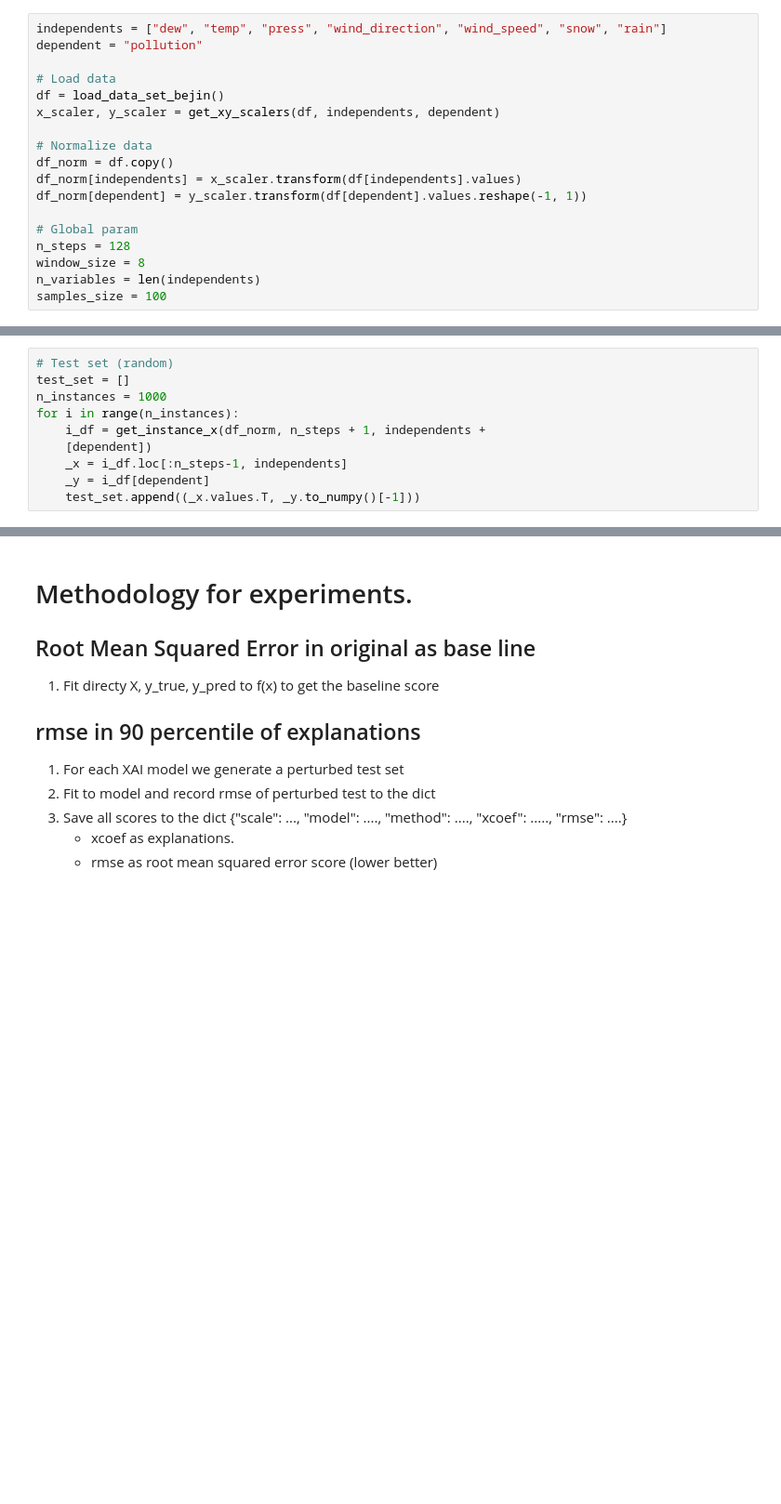
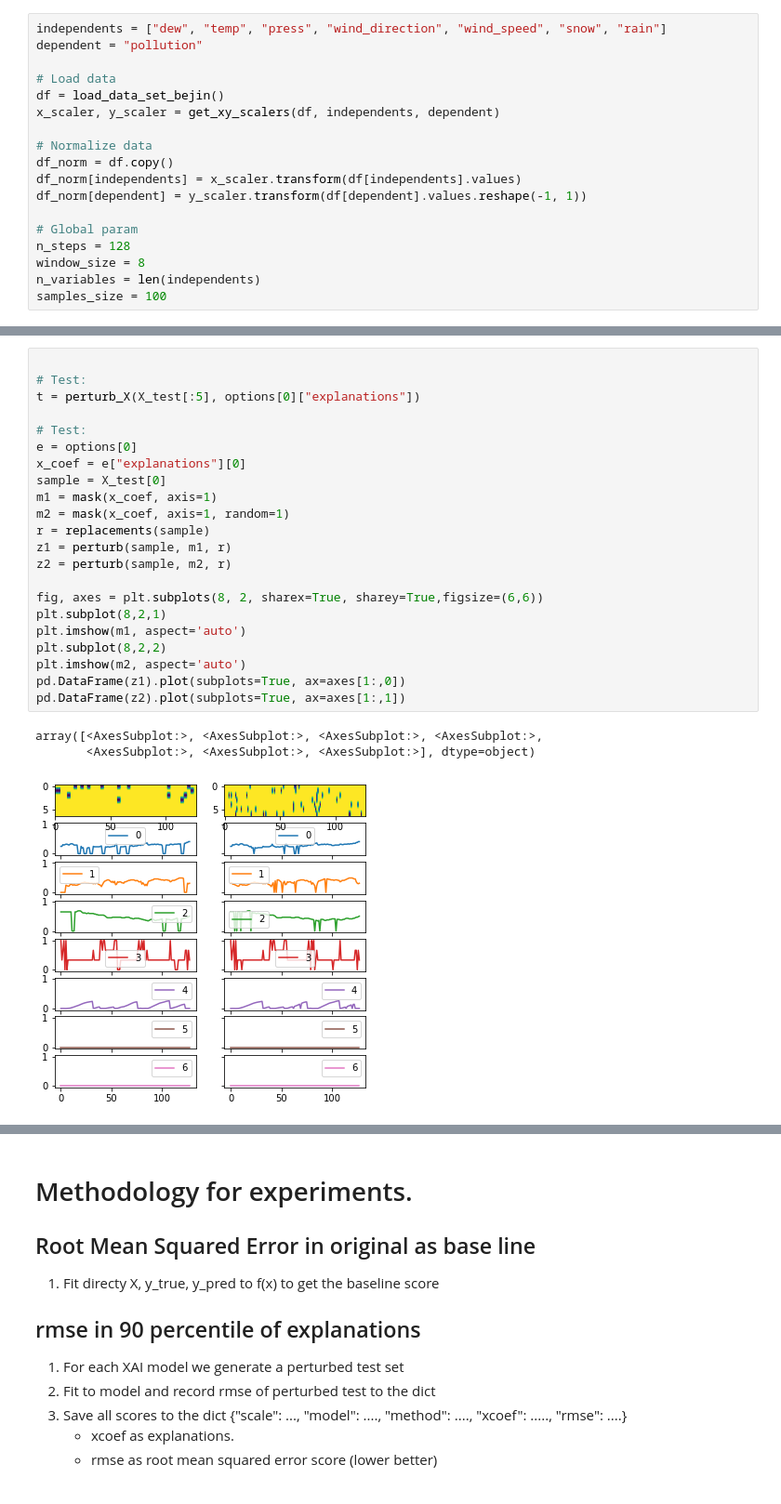
Before and after one commit to dungthuapps/tsx, a Jupyter notebook: notebooks/tsx-eval-qm.ipynb, the cells around one changed output, grey strips where cells are left out. Shown at 93% size. Drawn from its saved outputs; the diff is of its cells as text; blank space fills up the shorter version.

```diff
--- a/notebooks/tsx-eval-qm.ipynb
+++ b/notebooks/tsx-eval-qm.ipynb
@@ -53,13 +49,3 @@ samples_size = 100
-# %%
-# Test set (random)
-test_set = []
-n_instances = 1000
-for i in range(n_instances):
-    i_df = get_instance_x(df_norm, n_steps + 1, independents +
-    [dependent])
-    _x = i_df.loc[:n_steps-1, independents]
-    _y = i_df[dependent]
-    test_set.append((_x.values.T, _y.to_numpy()[-1]))
 # %% [markdown]
 # Load Explanations and Models from File
 
@@ -155,2 +159,28 @@ def perturb_X(X, x_coef, method="zeros", axis=1, percentile=90, random=False, **
 
     return Z
+# %%
+
+# Test:
+t = perturb_X(X_test[:5], options[0]["explanations"])
+
+# Test:
+e = options[0]
+x_coef = e["explanations"][0]
+sample = X_test[0]
+m1 = mask(x_coef, axis=1)
+m2 = mask(x_coef, axis=1, random=1)
+r = replacements(sample)
+z1 = perturb(sample, m1, r)
+z2 = perturb(sample, m2, r)
+
+fig, axes = plt.subplots(8, 2, sharex=True, sharey=True,figsize=(6,6))
+plt.subplot(8,2,1)
+plt.imshow(m1, aspect='auto')
+plt.subplot(8,2,2)
+plt.imshow(m2, aspect='auto')
+pd.DataFrame(z1).plot(subplots=True, ax=axes[1:,0])
+pd.DataFrame(z2).plot(subplots=True, ax=axes[1:,1])
+# %% [output]
+array([<AxesSubplot:>, <AxesSubplot:>, <AxesSubplot:>, <AxesSubplot:>,
+       <AxesSubplot:>, <AxesSubplot:>, <AxesSubplot:>], dtype=object)
+[figure, added]
```
Also changed, not shown: parts of 28 cells of this notebook, 9 other files.
